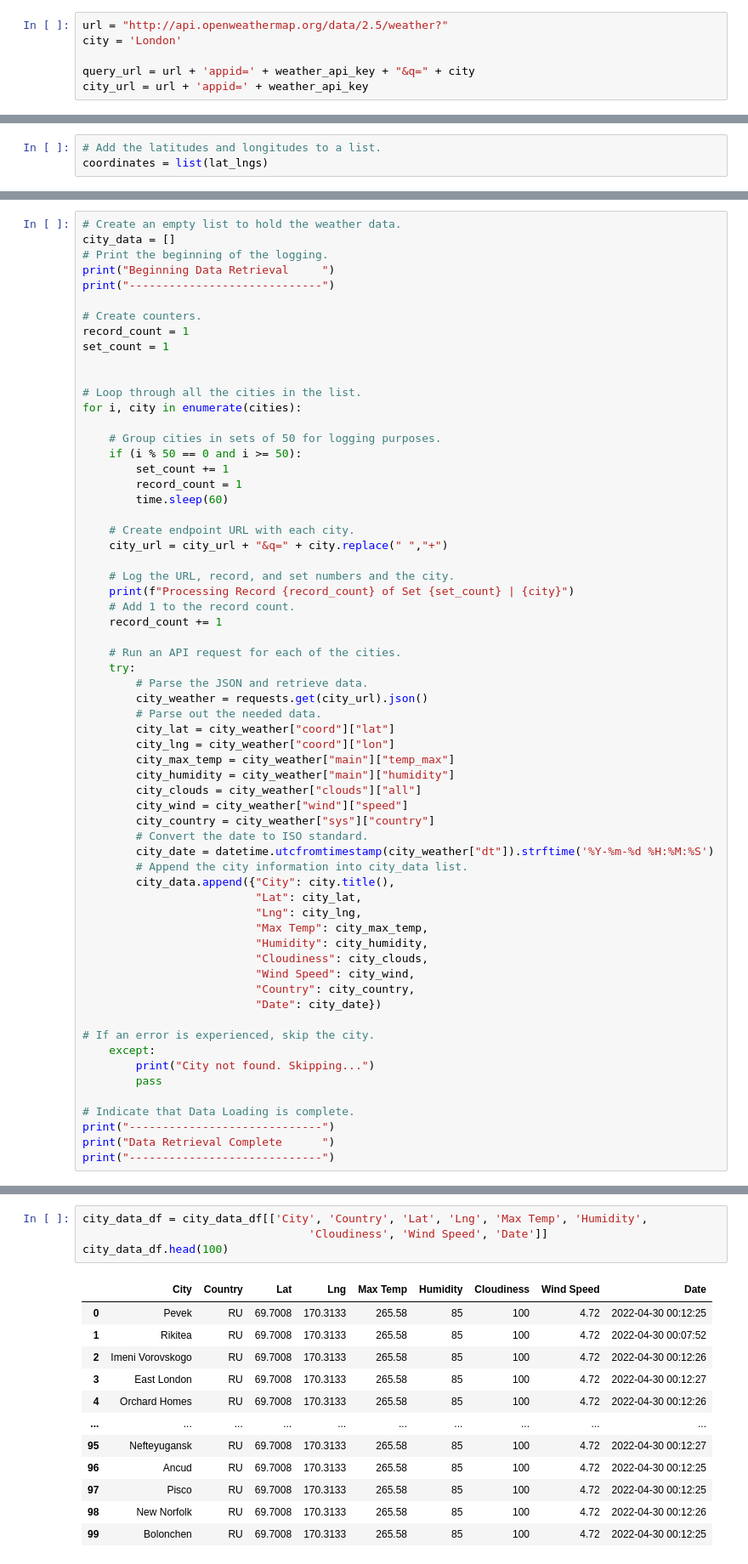
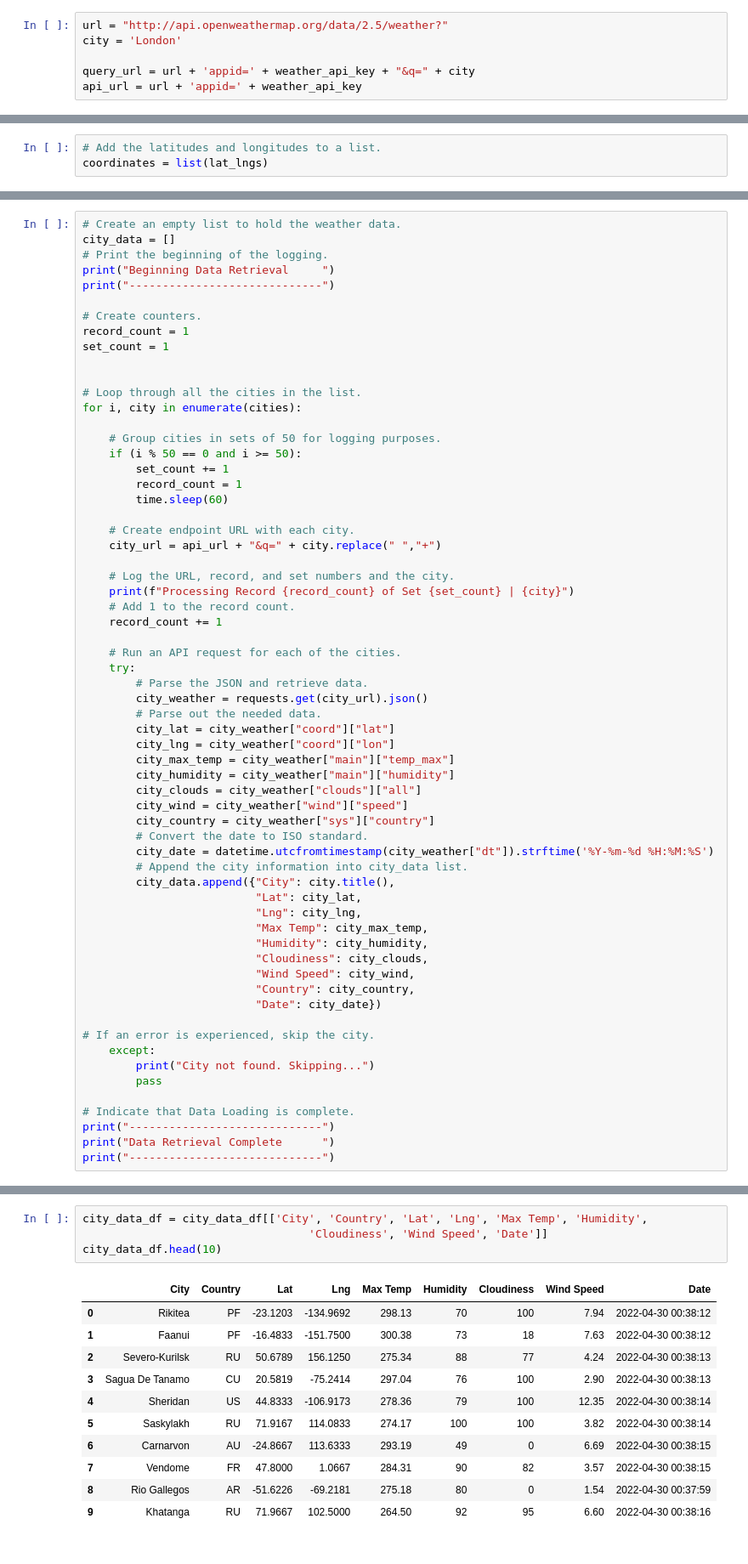
Before and after one commit to ericajini/World_Weather_Analysis, a Jupyter notebook: WeatherPy.ipynb, the cells around one changed output, grey strips where cells are left out. Shown at 85% size. Saved outputs shown, nothing was run; the diff lists cells and outputs as text.

```diff
--- a/WeatherPy.ipynb
+++ b/WeatherPy.ipynb
@@ -14,7 +14,7 @@ url = "http://api.openweathermap.org/data/2.5/weather?"
 city = 'London'
 
 query_url = url + 'appid=' + weather_api_key + "&q=" + city
-city_url = url + 'appid=' + weather_api_key
+api_url = url + 'appid=' + weather_api_key
 # %%
 # Create a set of random latitude and longitude combinations.
 lats = np.random.uniform(low=-90.000, high=90.000, size=1500)
@@ -62,7 +62,7 @@ for i, city in enumerate(cities):
         time.sleep(60)
 
     # Create endpoint URL with each city.
-    city_url = city_url + "&q=" + city.replace(" ","+")
+    city_url = api_url + "&q=" + city.replace(" ","+")
 
     # Log the URL, record, and set numbers and the city.
     print(f"Processing Record {record_count} of Set {set_count} | {city}")
@@ -144,17 +144,16 @@ len(city_data_df)
 # %%
 city_data_df = city_data_df[['City', 'Country', 'Lat', 'Lng', 'Max Temp', 'Humidity',
                                   'Cloudiness', 'Wind Speed', 'Date']]
-city_data_df.head(100)
+city_data_df.head(10)
 # %% [output]
 |  | City | Country | Lat | Lng | Max Temp | Humidity | Cloudiness | Wind Speed | Date |
-| 0 | Pevek | RU | 69.7008 | 170.3133 | 265.58 | 85 | 100 | 4.72 | 2022-04-30 00:12:25 |
-| 1 | Rikitea | RU | 69.7008 | 170.3133 | 265.58 | 85 | 100 | 4.72 | 2022-04-30 00:07:52 |
-| 2 | Imeni Vorovskogo | RU | 69.7008 | 170.3133 | 265.58 | 85 | 100 | 4.72 | 2022-04-30 00:12:26 |
-| 3 | East London | RU | 69.7008 | 170.3133 | 265.58 | 85 | 100 | 4.72 | 2022-04-30 00:12:27 |
-| 4 | Orchard Homes | RU | 69.7008 | 170.3133 | 265.58 | 85 | 100 | 4.72 | 2022-04-30 00:12:26 |
-| ... | ... | ... | ... | ... | ... | ... | ... | ... | ... |
-| 95 | Nefteyugansk | RU | 69.7008 | 170.3133 | 265.58 | 85 | 100 | 4.72 | 2022-04-30 00:12:27 |
-| 96 | Ancud | RU | 69.7008 | 170.3133 | 265.58 | 85 | 100 | 4.72 | 2022-04-30 00:12:25 |
-| 97 | Pisco | RU | 69.7008 | 170.3133 | 265.58 | 85 | 100 | 4.72 | 2022-04-30 00:12:25 |
-| 98 | New Norfolk | RU | 69.7008 | 170.3133 | 265.58 | 85 | 100 | 4.72 | 2022-04-30 00:12:26 |
-| 99 | Bolonchen | RU | 69.7008 | 170.3133 | 265.58 | 85 | 100 | 4.72 | 2022-04-30 00:12:25 |
+| 0 | Rikitea | PF | -23.1203 | -134.9692 | 298.13 | 70 | 100 | 7.94 | 2022-04-30 00:38:12 |
+| 1 | Faanui | PF | -16.4833 | -151.7500 | 300.38 | 73 | 18 | 7.63 | 2022-04-30 00:38:12 |
+| 2 | Severo-Kurilsk | RU | 50.6789 | 156.1250 | 275.34 | 88 | 77 | 4.24 | 2022-04-30 00:38:13 |
+| 3 | Sagua De Tanamo | CU | 20.5819 | -75.2414 | 297.04 | 76 | 100 | 2.90 | 2022-04-30 00:38:13 |
+| 4 | Sheridan | US | 44.8333 | -106.9173 | 278.36 | 79 | 100 | 12.35 | 2022-04-30 00:38:14 |
+| 5 | Saskylakh | RU | 71.9167 | 114.0833 | 274.17 | 100 | 100 | 3.82 | 2022-04-30 00:38:14 |
+| 6 | Carnarvon | AU | -24.8667 | 113.6333 | 293.19 | 49 | 0 | 6.69 | 2022-04-30 00:38:15 |
+| 7 | Vendome | FR | 47.8000 | 1.0667 | 284.31 | 90 | 82 | 3.57 | 2022-04-30 00:38:15 |
+| 8 | Rio Gallegos | AR | -51.6226 | -69.2181 | 275.18 | 80 | 0 | 1.54 | 2022-04-30 00:37:59 |
+| 9 | Khatanga | RU | 71.9667 | 102.5000 | 264.50 | 92 | 95 | 6.60 | 2022-04-30 00:38:16 |
```
Also changed, not shown: parts of 11 cells of this notebook, 5 other files.
